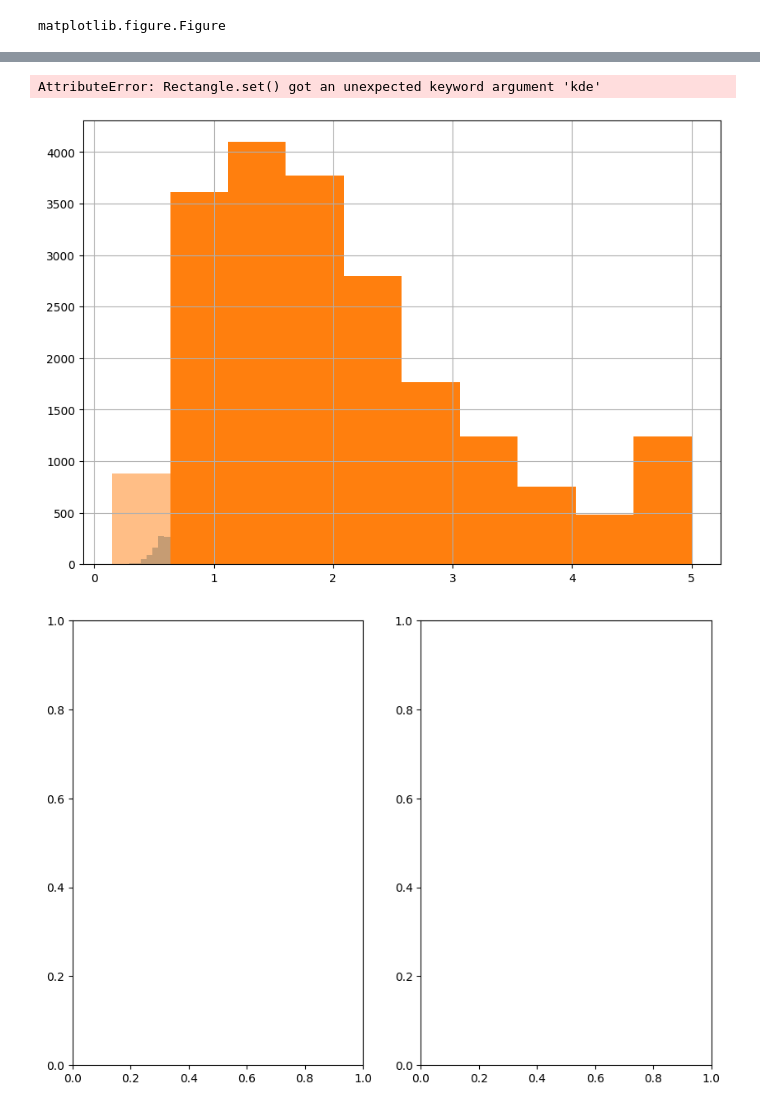
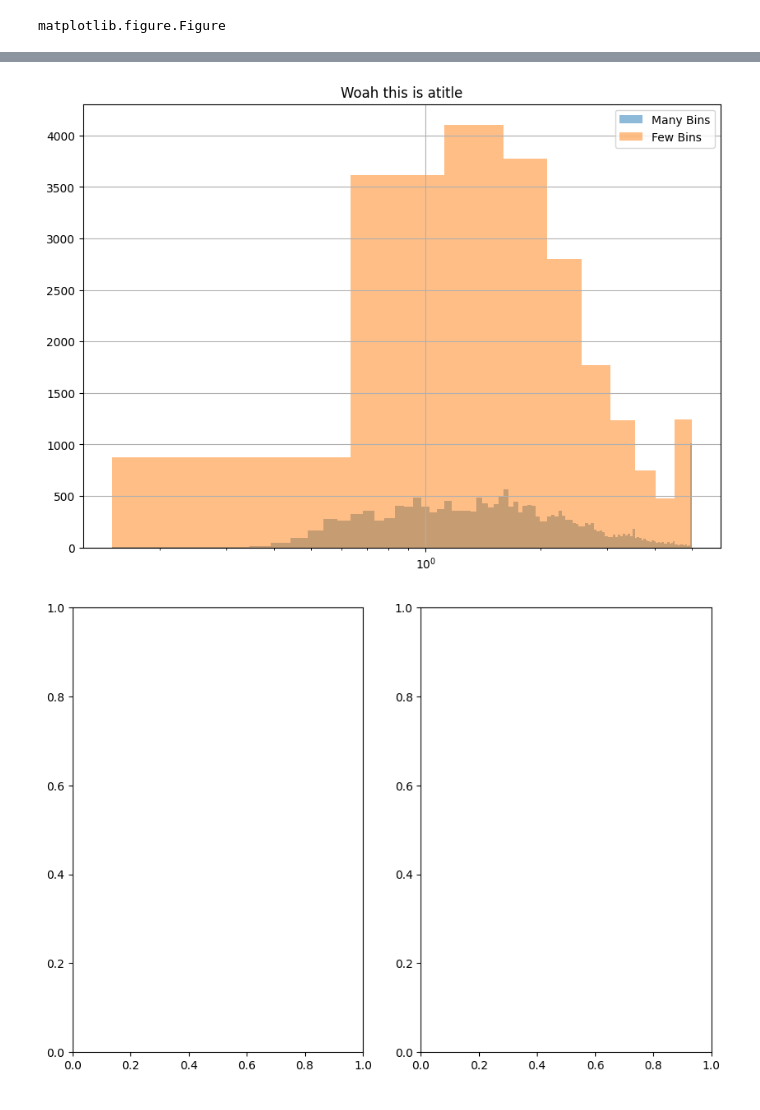
Before and after one commit to bipin-a/aidi-1100, a Jupyter notebook: lecture_material/Week6.ipynb, the cells around one changed output, grey strips where cells are left out. Cells and saved outputs as stored; diff of their text form; code cells hidden in the pictures.

```diff
--- a/lecture_material/Week6.ipynb
+++ b/lecture_material/Week6.ipynb
@@ -156,5 +136,3 @@ data_df
 housing.get('target')
 # %% [output]
 array([4.526, 3.585, 3.521, ..., 0.923, 0.847, 0.894])
-# %%
-data_df['MedHouseValue'] = housing.get('target')
@@ -572,29 +526,28 @@ matplotlib.axes._axes.Axes
 # %%
 # Defining fig and ax
 fig, ax = plt.subplots(1,1, figsize=(10,7))
 
 data_df['MedHouseValue'].hist(
     bins=100,
     ax=ax, # Using the same ax
     label='Many Bins',
     alpha=0.5, # Opacity
 )
 
 data_df['MedHouseValue'].hist(
     bins=10,
     ax=ax, # This is key 🔑
     label='Few Bins',
     alpha=0.5,
-    kde='density'
 )
 
 ax.legend() # Enabling Legend
 ax.set_title('Woah this is atitle')
 
-# ax.set_xscale('log')
+# Use this to enable a log xaxis
+ax.set_xscale('log')
 # %% [output]
-AttributeError: Rectangle.set() got an unexpected keyword argument 'kde'
-[figure, old version]
+[figure, new version]
 # %%
 fig, ax = plt.subplots(1,2, figsize=(10,7))
 # %% [output]
```
Also changed, not shown: parts of 88 cells of this notebook, 1 other file.
